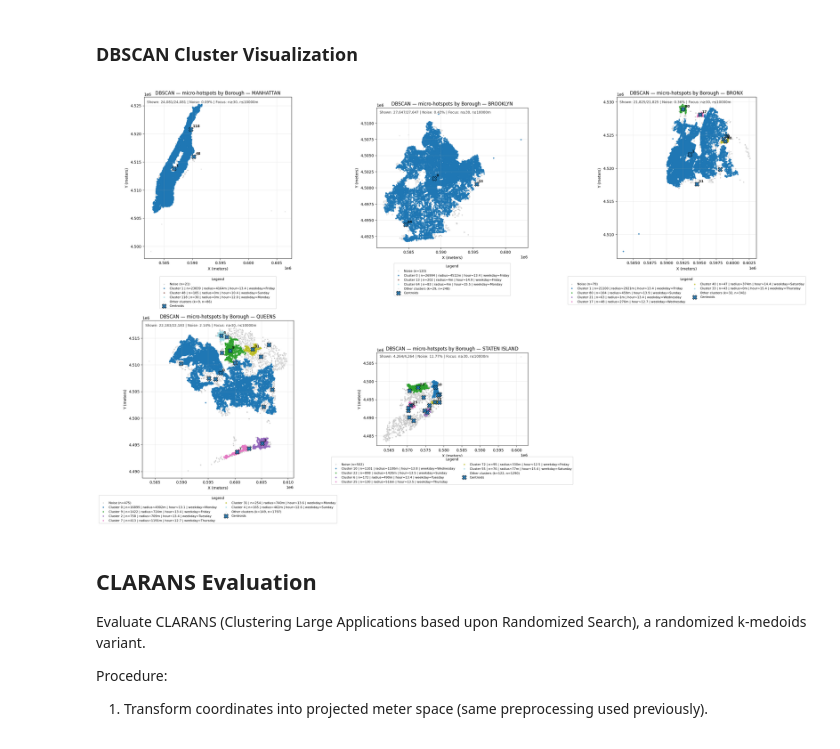
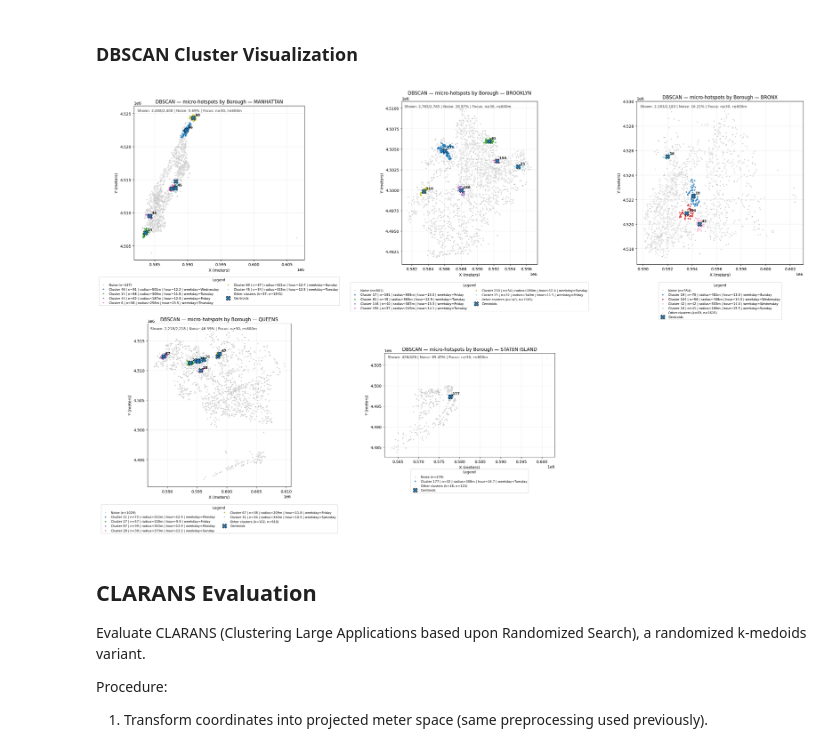
Before and after one commit to effemuraca/crime-analyzer, a Jupyter notebook: Notebooks/Clustering/SpatialHotspotAnalysis.ipynb, the cells around one changed output. Cells and saved outputs as stored; diff of their text form; code cells hidden in the pictures.

```diff
--- a/Notebooks/Clustering/SpatialHotspotAnalysis.ipynb
+++ b/Notebooks/Clustering/SpatialHotspotAnalysis.ipynb
@@ -603,8 +602,7 @@ def param_grid_from_kdist_pairs(
     ks=(3, 4, 5, 6, 8),
     spread=(0.3, 0.5, 0.7, 0.9, 1.0),
     plot=False,
-    eps_floor=1e-6,
-    eps_cap_m=500.0,
+    eps_cap=500.0,
     eps_strategy="slope-1-bucketed"
 ):
     grid = []
@@ -623,7 +621,7 @@ def param_grid_from_kdist_pairs(
                 )
 
             eps_list = sorted({
-                max(eps_floor, min(eps_k * m, eps_cap_m)) for m in spread
+                min(eps_k * m, eps_cap) for m in spread
             })
 
             grid.append({
@@ -635,7 +633,7 @@ def param_grid_from_kdist_pairs(
             if plot:
                 plt.figure(figsize=(9,5))
                 plt.plot(range(len(kdist)), kdist)
-                plt.axhline(eps_k, linestyle='--', label=f'Base eps {eps_k:.1f}')
+                plt.axhline(eps_k, linestyle='--', label=f'Base epsilon {eps_k:.1f}')
                 plt.title(f'k-dist (k={k}, w={tw})'); plt.grid(True, alpha=0.3); plt.legend(); plt.show()
 
     return grid
@@ -646,7 +644,7 @@ param_grid = param_grid_from_kdist_pairs(
     temporal_weights=(5, 10, 20),
     ks=(4, 5),
     spread=(0.7, 0.8, 0.9),
-    eps_cap_m=200.0,
+    eps_cap=200.0,
     eps_strategy="slope-1-bucketed",
     plot=True
 )
@@ -1261,35 +1245,35 @@ def plot_clusters_by_zone(
 
         # Titles, labels
         ax.set_title(f"{title} — {zone}", fontsize=12)
         ax.set_xlabel("X (meters)"); ax.set_ylabel("Y (meters)")
         ax.set_aspect("equal")
         ax.text(0.02, 0.98, f"Shown: {len(plot_df):,}/{len(sub):,} | Noise: {noise_ratio:.2%} | Focus: n≥{min_points}, r≤{int(max_radius_m)}m", transform=ax.transAxes, va="top", ha="left", fontsize=9, alpha=0.8)
         ax.grid(True, alpha=0.25)
         ax.ticklabel_format(axis='x', style='sci', scilimits=(6, 6))
         leg = ax.legend(loc="upper center", bbox_to_anchor=(0.5, -0.10), ncol=1 if len(top_clusters) <= 4 else 2, frameon=True, fontsize=8)
         if leg:
             leg.set_title("Legend", prop={"size": 9})
 
     # Remove empty axes if grid not full
     for j in range(n, nrows*ncols):
         r, c = divmod(j, ncols)
         axes[r, c].axis("off")
 
     plt.tight_layout()
     plt.show()
 
 plot_clusters_by_zone(
     df_labeled,
     title="DBSCAN — micro-hotspots by Borough",
     top_k_legend=6,
     focus_only=True,
     zones=["MANHATTAN", "BROOKLYN", "BRONX", "QUEENS", "STATEN ISLAND"],
     min_points=30,
-    max_radius_m=10000.0,
+    max_radius_m=600,
     ncols=3
 )
 # %% [output]
-[figure, old version]
+[figure, new version]
 # %% [markdown]
 ## CLARANS Evaluation
 
```
Also changed, not shown: parts of 8 cells of this notebook.
